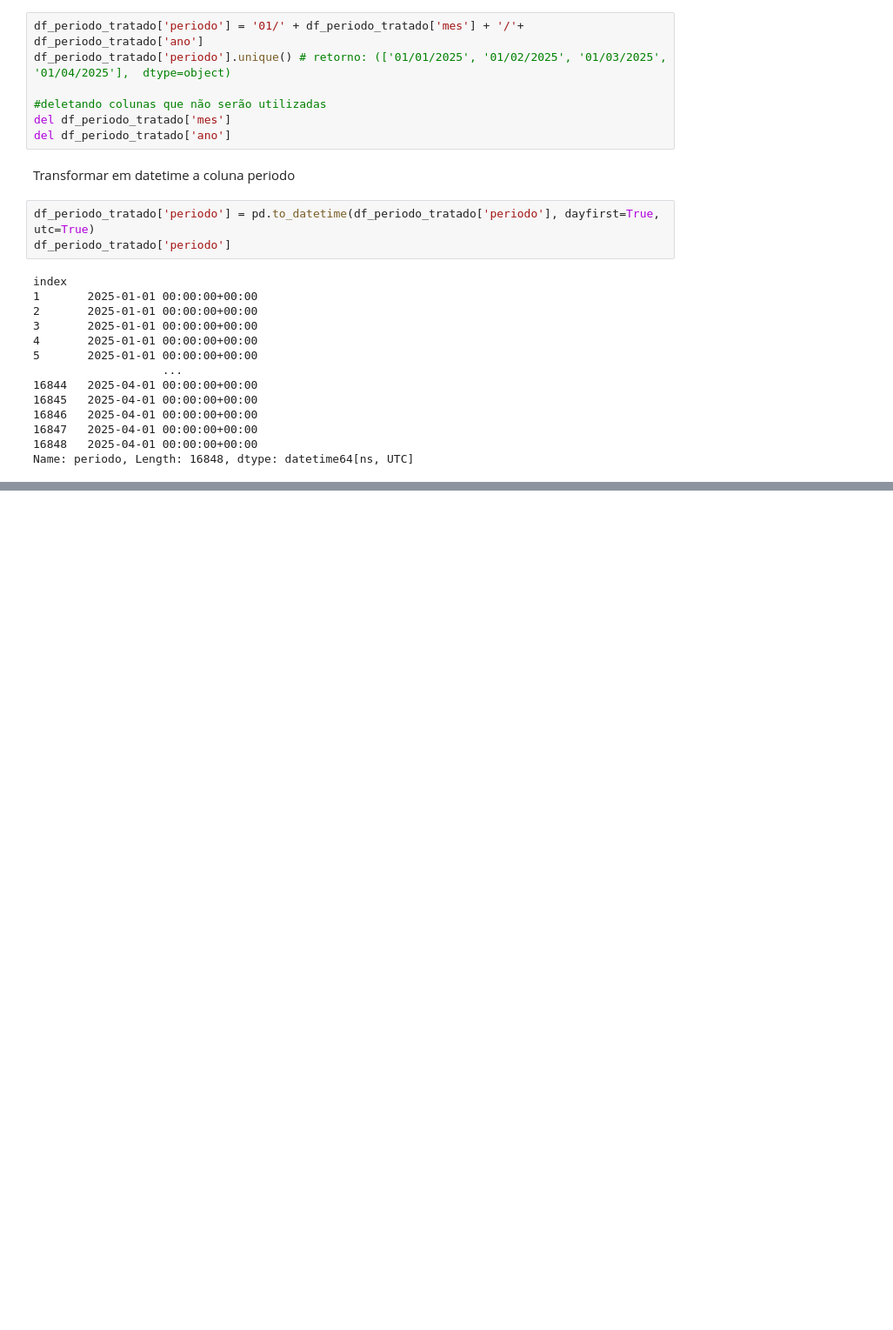
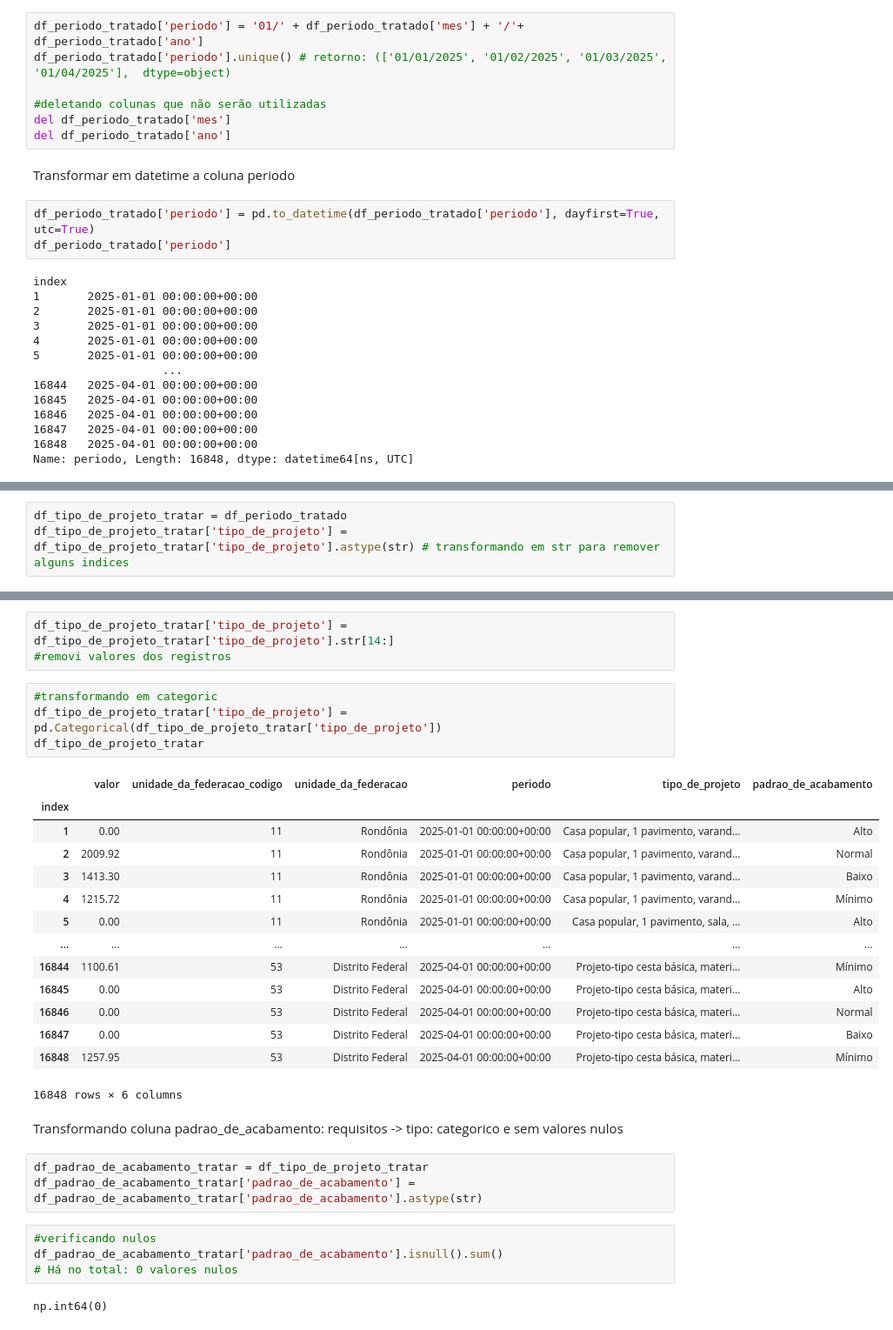
Before and after one commit to Imbob-Plataform/Sinapi-analysis, a Jupyter notebook: notebooks/01-tratamento_dados.ipynb, the cells around one changed output, grey strips where cells are left out. Shown: that part at 87% size. Saved outputs shown, nothing was run; the diff lists cells and outputs as text; blank space fills up the shorter version.

```diff
--- a/notebooks/01-tratamento_dados.ipynb
+++ b/notebooks/01-tratamento_dados.ipynb
@@ -289,0 +292,3 @@ df_periodo_tratado
+# %%
+df_tipo_de_projeto_tratar = df_periodo_tratado
+df_tipo_de_projeto_tratar['tipo_de_projeto'] = df_tipo_de_projeto_tratar['tipo_de_projeto'].astype(str) # transformando em str para remover alguns indices
@@ -289,0 +300,33 @@ df_periodo_tratado
+# %%
+df_tipo_de_projeto_tratar['tipo_de_projeto'] = df_tipo_de_projeto_tratar['tipo_de_projeto'].str[14:]
+#removi valores dos registros
+# %%
+#transformando em categoric
+df_tipo_de_projeto_tratar['tipo_de_projeto'] = pd.Categorical(df_tipo_de_projeto_tratar['tipo_de_projeto'])
+df_tipo_de_projeto_tratar
+# %% [output]
+|  | valor | unidade_da_federacao_codigo | unidade_da_federacao | periodo | tipo_de_projeto | padrao_de_acabamento |
+| index |  |  |  |  |  |  |
+| 1 | 0.00 | 11 | Rondônia | 2025-01-01 00:00:00+00:00 | Casa popular, 1 pavimento, varand... | Alto |
+| 2 | 2009.92 | 11 | Rondônia | 2025-01-01 00:00:00+00:00 | Casa popular, 1 pavimento, varand... | Normal |
+| 3 | 1413.30 | 11 | Rondônia | 2025-01-01 00:00:00+00:00 | Casa popular, 1 pavimento, varand... | Baixo |
+| 4 | 1215.72 | 11 | Rondônia | 2025-01-01 00:00:00+00:00 | Casa popular, 1 pavimento, varand... | Mínimo |
+| 5 | 0.00 | 11 | Rondônia | 2025-01-01 00:00:00+00:00 | Casa popular, 1 pavimento, sala, ... | Alto |
+| ... | ... | ... | ... | ... | ... | ... |
+| 16844 | 1100.61 | 53 | Distrito Federal | 2025-04-01 00:00:00+00:00 | Projeto-tipo cesta básica, materi... | Mínimo |
+| 16845 | 0.00 | 53 | Distrito Federal | 2025-04-01 00:00:00+00:00 | Projeto-tipo cesta básica, materi... | Alto |
+| 16846 | 0.00 | 53 | Distrito Federal | 2025-04-01 00:00:00+00:00 | Projeto-tipo cesta básica, materi... | Normal |
+| 16847 | 0.00 | 53 | Distrito Federal | 2025-04-01 00:00:00+00:00 | Projeto-tipo cesta básica, materi... | Baixo |
+| 16848 | 1257.95 | 53 | Distrito Federal | 2025-04-01 00:00:00+00:00 | Projeto-tipo cesta básica, materi... | Mínimo |
+16848 rows × 6 columns
+# %% [markdown]
+Transformando coluna padrao_de_acabamento: requisitos -> tipo: categorico e sem valores nulos
+# %%
+df_padrao_de_acabamento_tratar = df_tipo_de_projeto_tratar
+df_padrao_de_acabamento_tratar['padrao_de_acabamento'] = df_padrao_de_acabamento_tratar['padrao_de_acabamento'].astype(str)
+# %%
+#verificando nulos
+df_padrao_de_acabamento_tratar['padrao_de_acabamento'].isnull().sum()
+# Há no total: 0 valores nulos
+# %% [output]
+np.int64(0)
```
Also changed, not shown: parts of 12 cells of this notebook, 1 other file.
